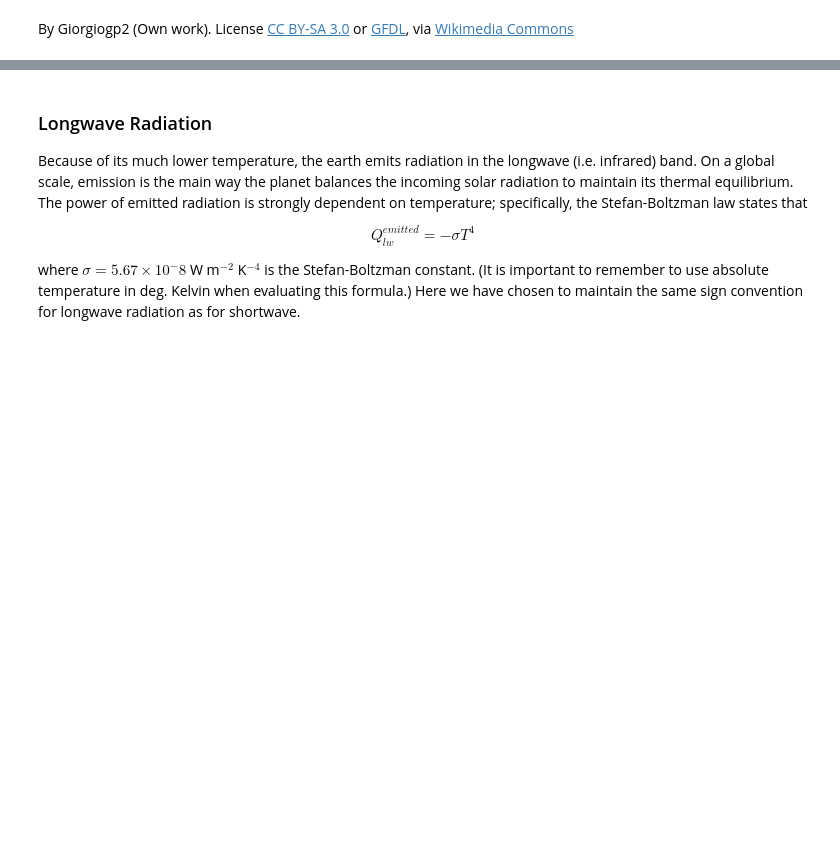
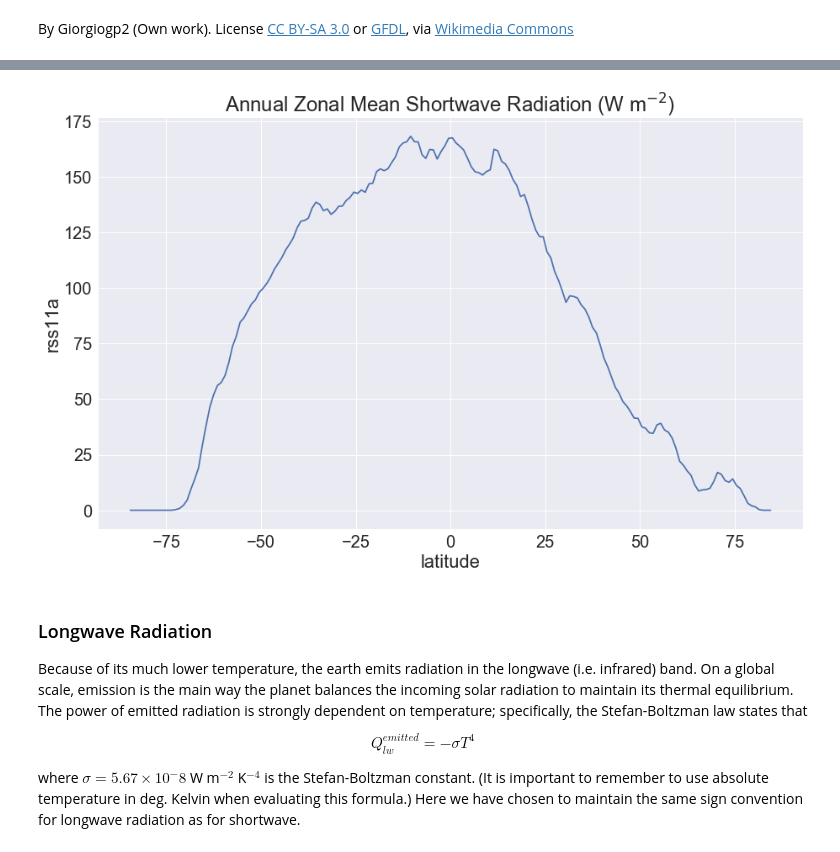
Before and after one commit to rabernat/intro_to_physical_oceanography, a Jupyter notebook: lectures/04_air_sea_exchange.ipynb, the cells around one changed output, grey strips where cells are left out. Saved outputs shown, nothing was run; the diff lists cells and outputs as text; code cells hidden in the pictures; blank space fills up the shorter version.

```diff
--- a/lectures/04_air_sea_exchange.ipynb
+++ b/lectures/04_air_sea_exchange.ipynb
@@ -228,3 +263,14 @@ fig
+# %%
+sw_zm = noca.rss11a.fillna(0).mean(dim=('time', 'longitude'))
+
+fig, ax = plt.subplots()
+sw_zm.plot()
+plt.title('Annual Zonal Mean Shortwave Radiation (W m$^{-2}$)')
+plt.close()
+# %%
+fig
+# %% [output]
+[figure, added]
 # %% [markdown]
 ### Longwave Radiation ###
 
```
Also changed, not shown: parts of 32 cells of this notebook.
